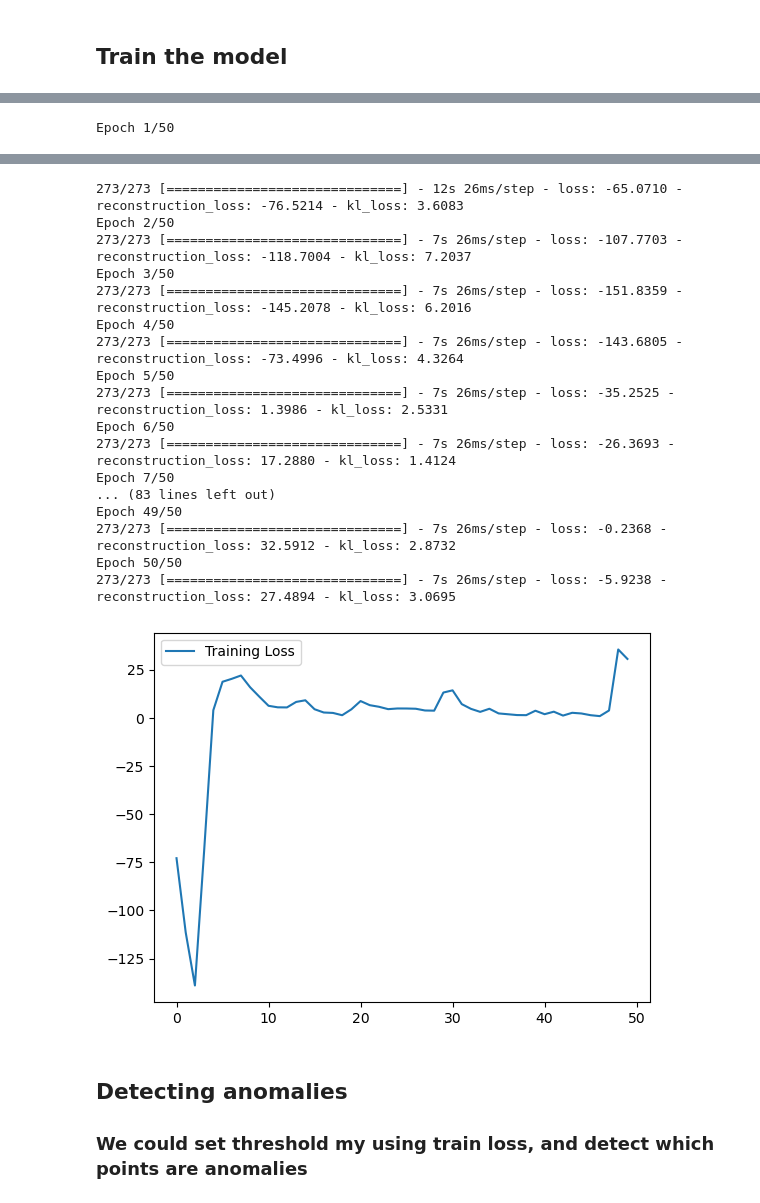
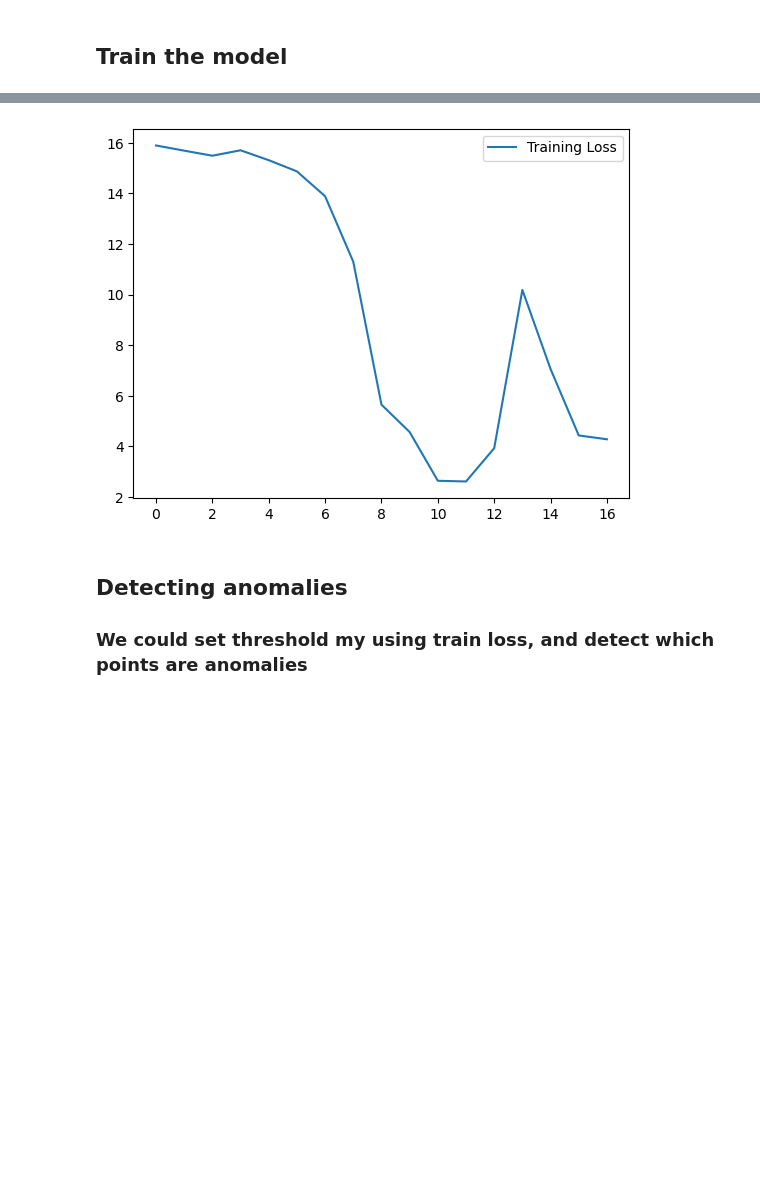
Before and after one commit to chlehdwon/Individual_Research_22Winter, a Jupyter notebook: TAD_LSTM_VAE_UCR.ipynb, the cells around one changed output, grey strips where cells are left out. Saved outputs shown, nothing was run; the diff lists cells and outputs as text; code cells hidden in the pictures; blank space fills up the shorter version.

```diff
--- a/TAD_LSTM_VAE_UCR.ipynb
+++ b/TAD_LSTM_VAE_UCR.ipynb
@@ -198,7 +198,11 @@ coreClock: 1.695GHz coreCount: 82 deviceMemorySize: 23.70GiB deviceMemoryBandwid
 # %% [markdown]
 ## Train the model
 # %%
-history = model.fit(x_train, epochs=50, batch_size=128, shuffle=False)
+history = model.fit(x_train,
+                    epochs=50,
+                    batch_size=128,
+                    shuffle=False,
+                    callbacks=[keras.callbacks.EarlyStopping(monitor="loss", patience=5, mode="min")],)
 plt.plot(history.history["loss"], label="Training Loss")
 plt.legend()
 plt.show()
@@ -208 +226,0 @@ plt.show()
-Epoch 1/50
@@ -214,21 +227,4 @@ Epoch 1/50
-273/273 [==============================] - 12s 26ms/step - loss: -65.0710 - reconstruction_loss: -76.5214 - kl_loss: 3.6083
-Epoch 2/50
-273/273 [==============================] - 7s 26ms/step - loss: -107.7703 - reconstruction_loss: -118.7004 - kl_loss: 7.2037
-Epoch 3/50
-273/273 [==============================] - 7s 26ms/step - loss: -151.8359 - reconstruction_loss: -145.2078 - kl_loss: 6.2016
-Epoch 4/50
-273/273 [==============================] - 7s 26ms/step - loss: -143.6805 - reconstruction_loss: -73.4996 - kl_loss: 4.3264
-Epoch 5/50
-273/273 [==============================] - 7s 26ms/step - loss: -35.2525 - reconstruction_loss: 1.3986 - kl_loss: 2.5331
-Epoch 6/50
-273/273 [==============================] - 7s 26ms/step - loss: -26.3693 - reconstruction_loss: 17.2880 - kl_loss: 1.4124
-Epoch 7/50
-... (83 lines left out)
-Epoch 49/50
-273/273 [==============================] - 7s 26ms/step - loss: -0.2368 - reconstruction_loss: 32.5912 - kl_loss: 2.8732
-Epoch 50/50
-273/273 [==============================] - 7s 26ms/step - loss: -5.9238 - reconstruction_loss: 27.4894 - kl_loss: 3.0695
-[figure, old version]
+[figure, new version]
 # %% [markdown]
 ## Detecting anomalies
 ### We could set threshold my using train loss, and detect which points are anomalies
```
Also changed, not shown: parts of 3 cells of this notebook, 10 other files.
